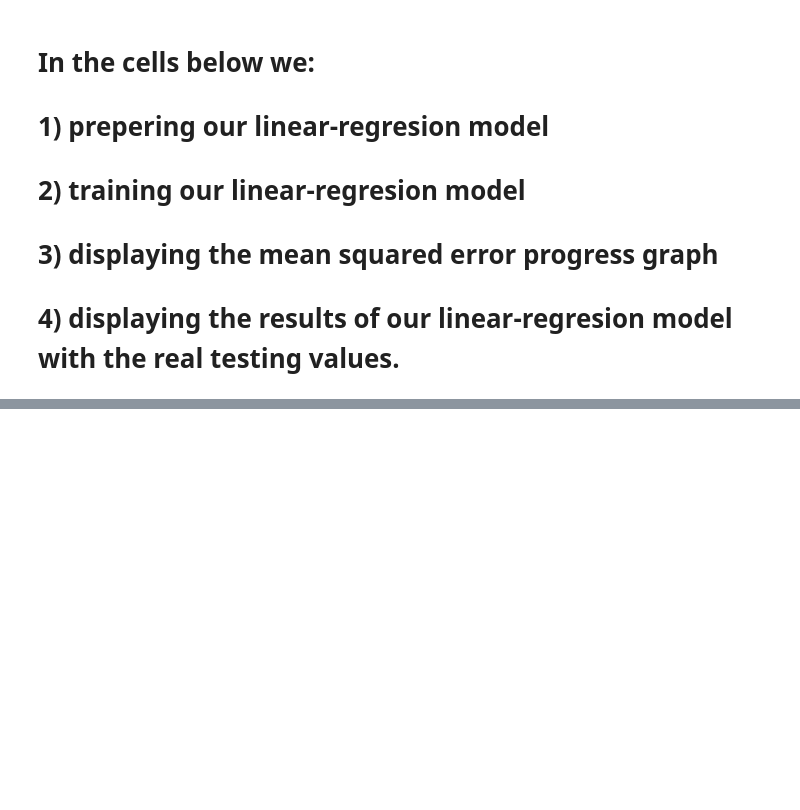
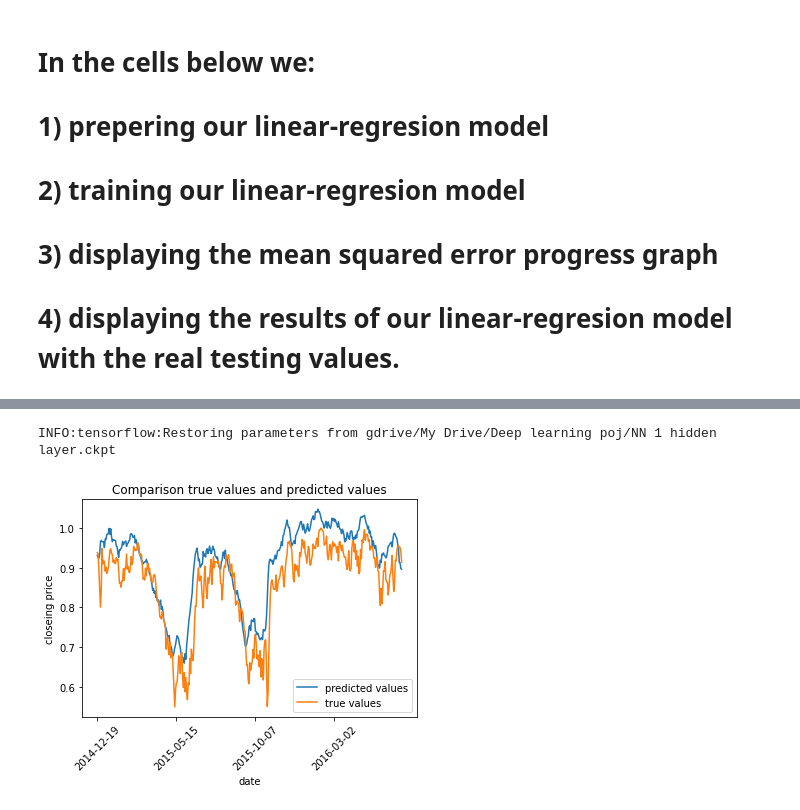
Before and after one commit to Eliot100/DJIA-stock-project, a Jupyter notebook: DJIA_stock_project.ipynb, the cells around one changed output, grey strips where cells are left out. Cells and saved outputs as stored; diff of their text form; code cells hidden in the pictures; blank space fills up the shorter version.

```diff
--- a/DJIA_stock_project.ipynb
+++ b/DJIA_stock_project.ipynb
@@ -671,0 +326,16 @@ plt.show()
+# %%
+# https://stackoverflow.com/questions/50128668/how-to-adjust-tick-frequency-for-string-x-axis
+saver.restore(sess, "gdrive/My Drive/Deep learning poj/NN 1 hidden layer.ckpt")
+predicted_values = sess.run(predict, feed_dict = {x: data_x_test})
+plt.title('Comparison true values and predicted values')
+plt.plot(data_test_dates, predicted_values, label='predicted values')
+plt.plot(data_test_dates, data_y_test, label='true values')
+plt.legend()
+plt.xlabel('date')
+plt.ylabel('closeing price')
+plt.gca().set_xticks(data_test_dates[::100])
+plt.gca().set_xticklabels(data_test_dates[::100], rotation=45)
+plt.show()
+# %% [output]
+INFO:tensorflow:Restoring parameters from gdrive/My Drive/Deep learning poj/NN 1 hidden layer.ckpt
+[figure, added]
```
Also changed, not shown: parts of 43 cells of this notebook.
